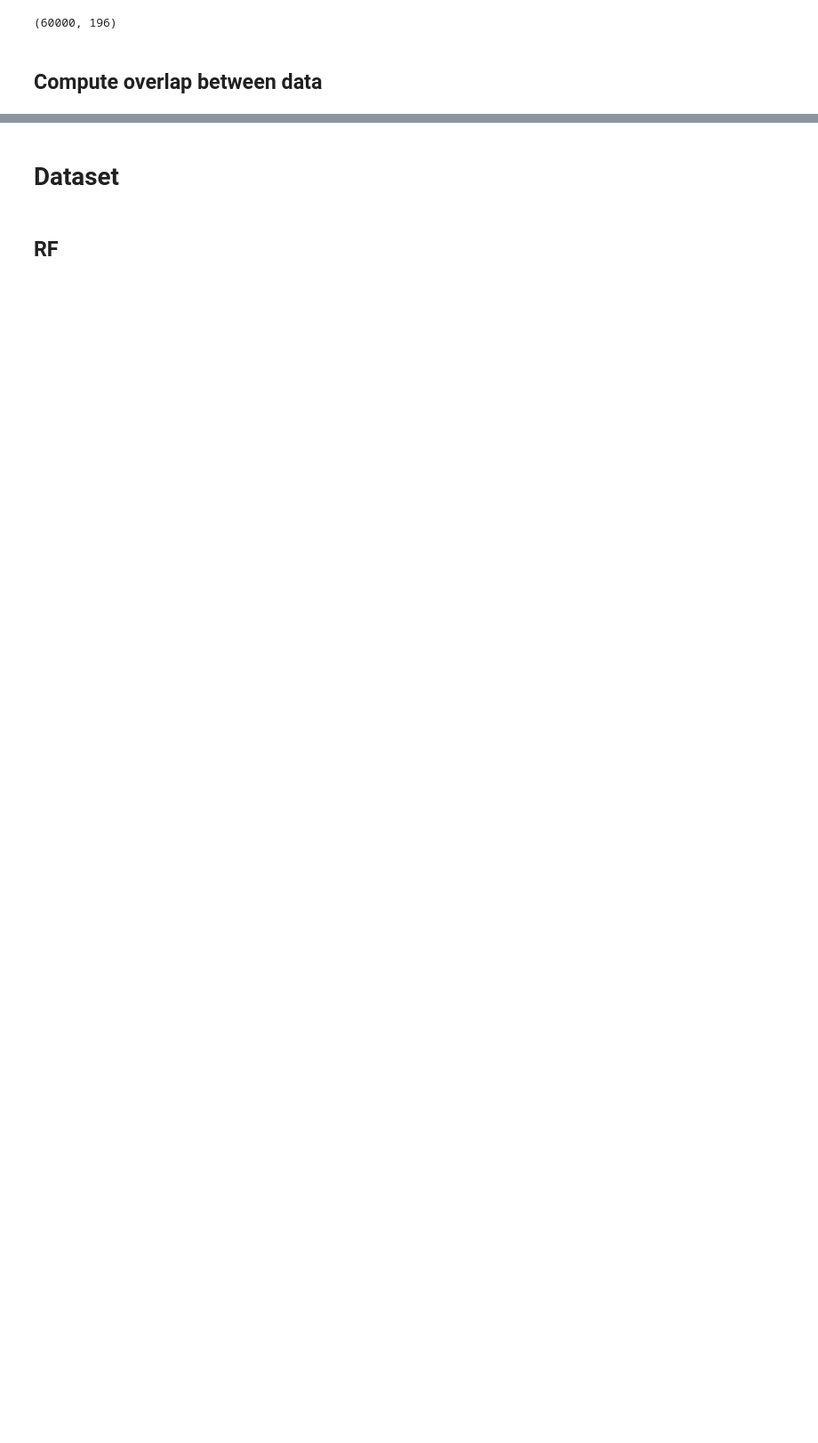
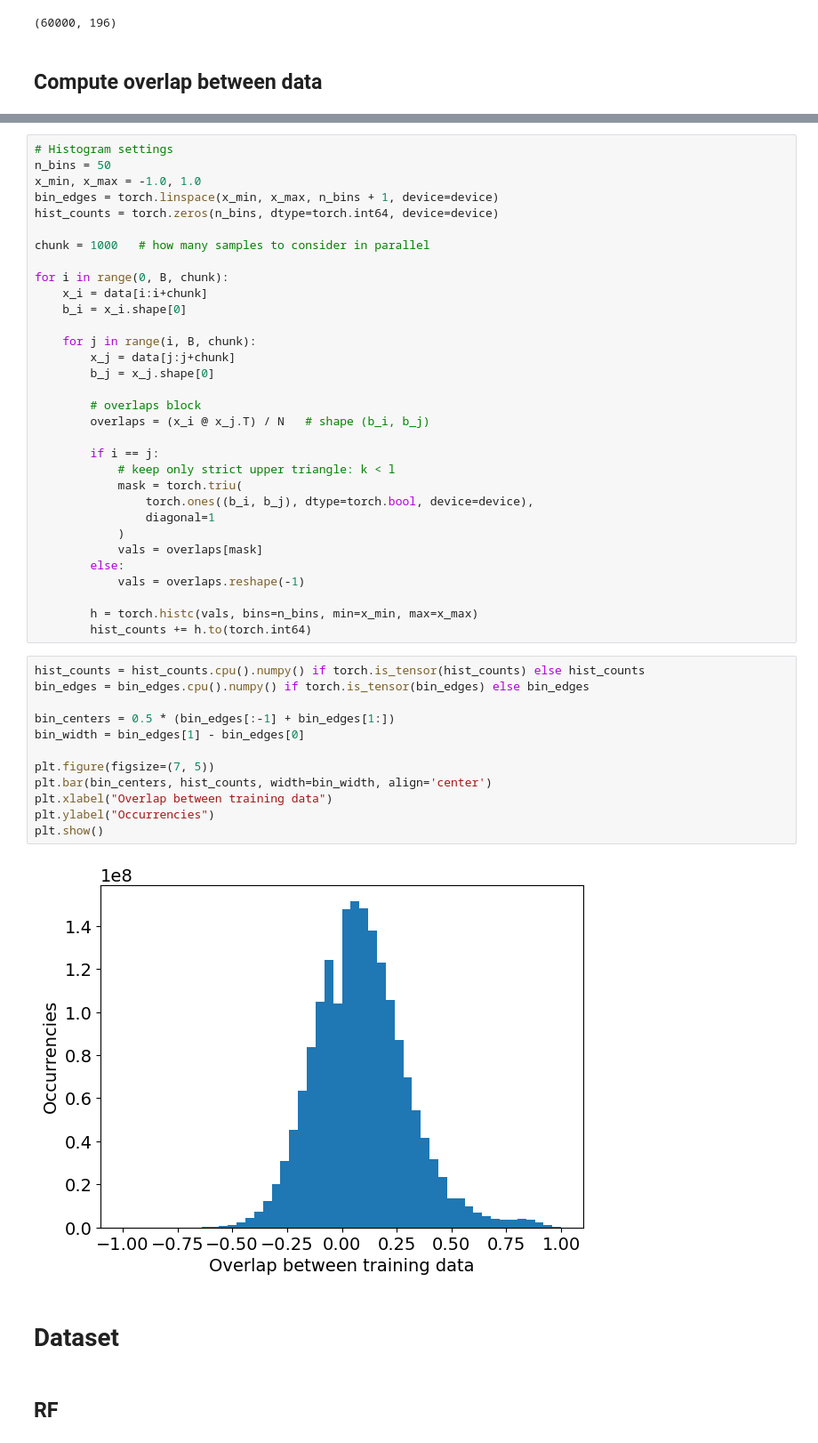
Before and after one commit to Francill99/PseudoLikelihood_Analysis, a Jupyter notebook: MNIST_binary_experiment.ipynb, the cells around one changed output, grey strips where cells are left out. Shown at 89% size. Cells and saved outputs as stored; diff of their text form; blank space fills up the shorter version.

```diff
--- a/MNIST_binary_experiment.ipynb
+++ b/MNIST_binary_experiment.ipynb
@@ -1139,3 +1137,49 @@ Mean inter-class overlap: 0.05943800508975983
+# %%
+# Histogram settings
+n_bins = 50
+x_min, x_max = -1.0, 1.0
+bin_edges = torch.linspace(x_min, x_max, n_bins + 1, device=device)
+hist_counts = torch.zeros(n_bins, dtype=torch.int64, device=device)
+
+chunk = 1000   # how many samples to consider in parallel
+
+for i in range(0, B, chunk):
+    x_i = data[i:i+chunk]
+    b_i = x_i.shape[0]
+
+    for j in range(i, B, chunk):
+        x_j = data[j:j+chunk]
+        b_j = x_j.shape[0]
+
+        # overlaps block
+        overlaps = (x_i @ x_j.T) / N   # shape (b_i, b_j)
+
+        if i == j:
+            # keep only strict upper triangle: k < l
+            mask = torch.triu(
+                torch.ones((b_i, b_j), dtype=torch.bool, device=device),
+                diagonal=1
+            )
+            vals = overlaps[mask]
+        else:
+            vals = overlaps.reshape(-1)
+
+        h = torch.histc(vals, bins=n_bins, min=x_min, max=x_max)
+        hist_counts += h.to(torch.int64)
+# %%
+hist_counts = hist_counts.cpu().numpy() if torch.is_tensor(hist_counts) else hist_counts
+bin_edges = bin_edges.cpu().numpy() if torch.is_tensor(bin_edges) else bin_edges
+
+bin_centers = 0.5 * (bin_edges[:-1] + bin_edges[1:])
+bin_width = bin_edges[1] - bin_edges[0]
+
+plt.figure(figsize=(7, 5))
+plt.bar(bin_centers, hist_counts, width=bin_width, align='center')
+plt.xlabel("Overlap between training data")
+plt.ylabel("Occurrencies")
+plt.show()
+# %% [output]
+[figure, added]
 # %% [markdown]
 # Dataset
 # %% [markdown]
```
Also changed, not shown: parts of 8 cells of this notebook, 10 other files.
